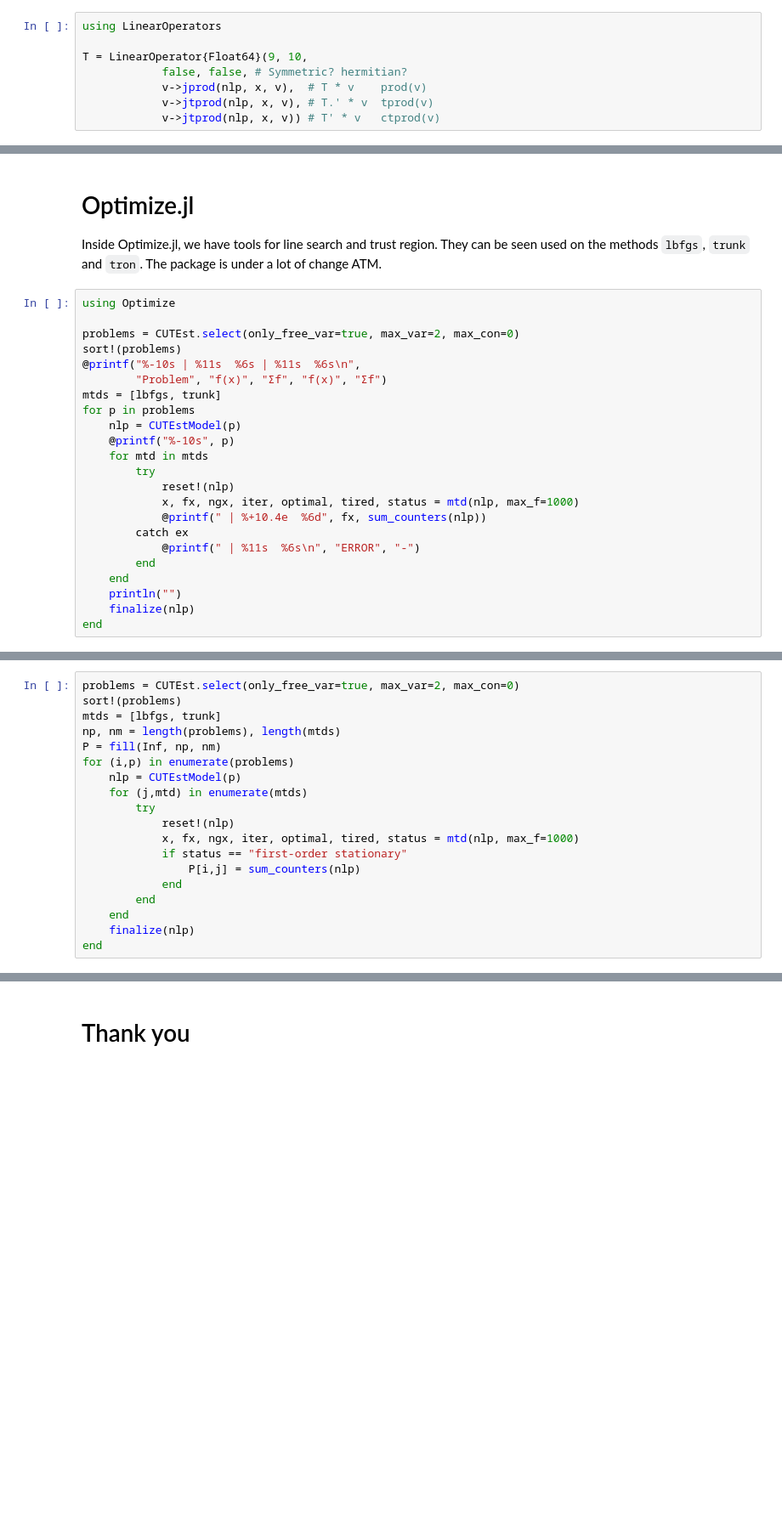
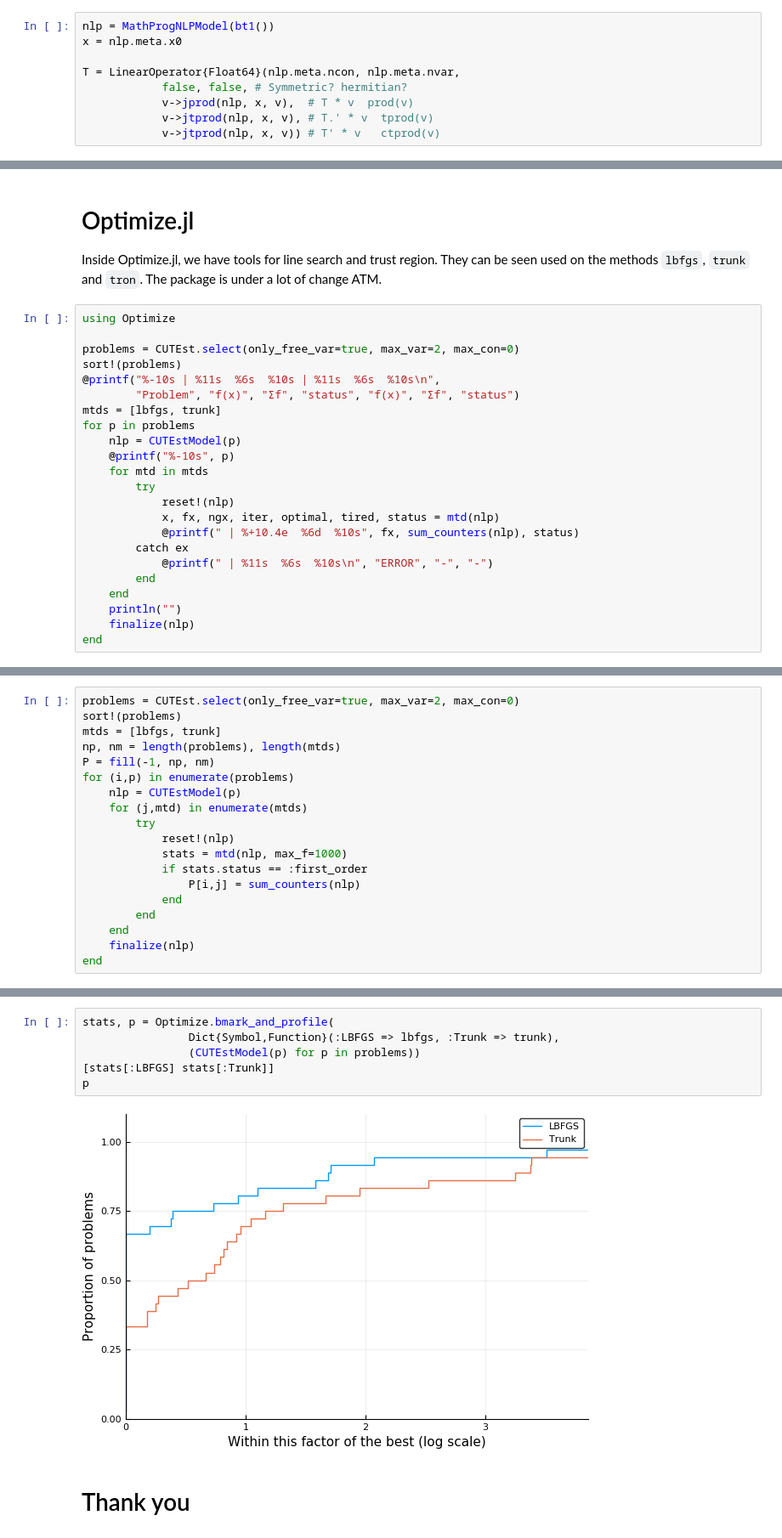
Before and after one commit to abelsiqueira/2018-06-27-jump-dev, a Jupyter notebook: JSO at JuMP dev.ipynb, the cells around one changed output, grey strips where cells are left out. Shown at 85% size. Saved outputs shown, nothing was run; the diff lists cells and outputs as text; blank space fills up the shorter version.

```diff
--- a/JSO at JuMP dev.ipynb
+++ b/JSO at JuMP dev.ipynb
@@ -182,11 +283,12 @@ Factorization-free methods will never use the Jacobian explicitly. Instead, they
 
 LinearOperators appear to work as matrices, but will use matrix-vector products internally.
 # %%
-using LinearOperators
+nlp = MathProgNLPModel(bt1())
+x = nlp.meta.x0
 
-T = LinearOperator{Float64}(9, 10,
+T = LinearOperator{Float64}(nlp.meta.ncon, nlp.meta.nvar,
             false, false, # Symmetric? hermitian?
-            v->jprod(nlp, x, v),  # T * v    prod(v)
+            v->jprod(nlp, x, v),  # T * v  prod(v)
             v->jtprod(nlp, x, v), # T.' * v  tprod(v)
             v->jtprod(nlp, x, v)) # T' * v   ctprod(v)
 # %% [output]
@@ -386,8 +443,8 @@ using Optimize
 
 problems = CUTEst.select(only_free_var=true, max_var=2, max_con=0)
 sort!(problems)
-@printf("%-10s | %11s  %6s | %11s  %6s\n",
-        "Problem", "f(x)", "Σf", "f(x)", "Σf")
+@printf("%-10s | %11s  %6s  %10s | %11s  %6s  %10s\n",
+        "Problem", "f(x)", "Σf", "status", "f(x)", "Σf", "status")
 mtds = [lbfgs, trunk]
 for p in problems
     nlp = CUTEstModel(p)
@@ -395,10 +452,10 @@ for p in problems
     for mtd in mtds
         try
             reset!(nlp)
-            x, fx, ngx, iter, optimal, tired, status = mtd(nlp, max_f=1000)
-            @printf(" | %+10.4e  %6d", fx, sum_counters(nlp))
+            x, fx, ngx, iter, optimal, tired, status = mtd(nlp)
+            @printf(" | %+10.4e  %6d  %10s", fx, sum_counters(nlp), status)
         catch ex
-            @printf(" | %11s  %6s\n", "ERROR", "-")
+            @printf(" | %11s  %6s  %10s\n", "ERROR", "-", "-")
         end
     end
     println("")
@@ -427,14 +484,14 @@ problems = CUTEst.select(only_free_var=true, max_var=2, max_con=0)
 sort!(problems)
 mtds = [lbfgs, trunk]
 np, nm = length(problems), length(mtds)
-P = fill(Inf, np, nm)
+P = fill(-1, np, nm)
 for (i,p) in enumerate(problems)
     nlp = CUTEstModel(p)
     for (j,mtd) in enumerate(mtds)
         try
             reset!(nlp)
-            x, fx, ngx, iter, optimal, tired, status = mtd(nlp, max_f=1000)
-            if status == "first-order stationary"
+            stats = mtd(nlp, max_f=1000)
+            if stats.status == :first_order
                 P[i,j] = sum_counters(nlp)
             end
         end
@@ -450,5 +507,13 @@ WARNING: Method definition bmark_and_profile(Any...) in module Optimize at /home
 WARNING: Method definition #bmark_and_profile(Array{Any, 1}, typeof(Optimize.bmark_and_profile), Any...) in module Optimize overwritten.
 [figure]
+# %%
+stats, p = Optimize.bmark_and_profile(
+                Dict{Symbol,Function}(:LBFGS => lbfgs, :Trunk => trunk),
+                (CUTEstModel(p) for p in problems))
+[stats[:LBFGS] stats[:Trunk]]
+p
+# %% [output]
+[figure, added]
 # %% [markdown]
 # Thank you
 # %% [markdown]
```
Also changed, not shown: parts of 31 cells of this notebook, 29 other files.
